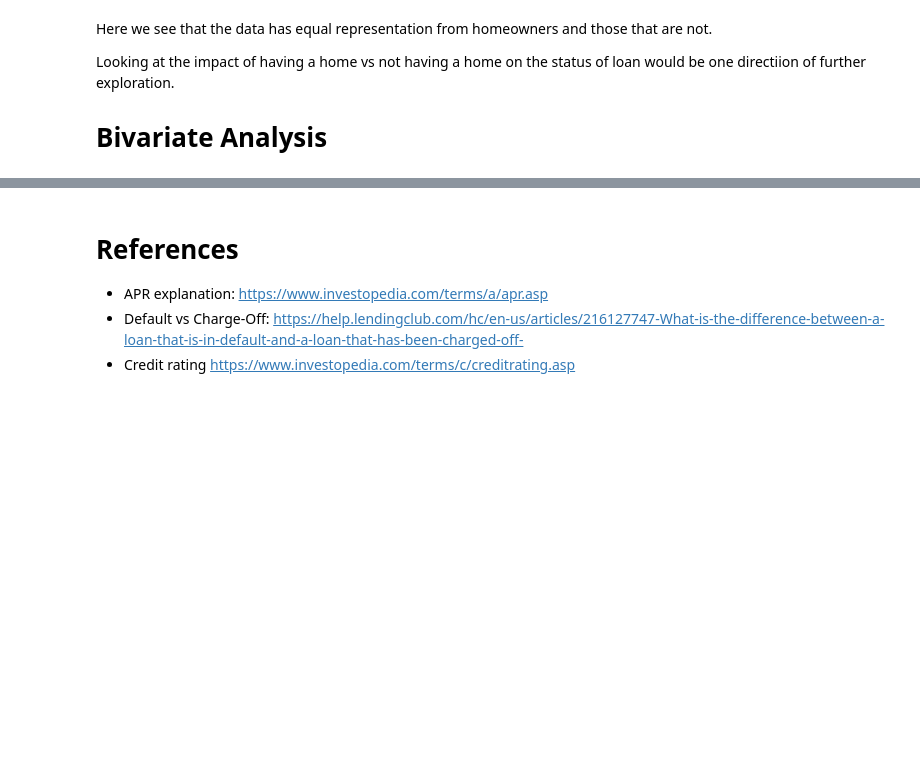
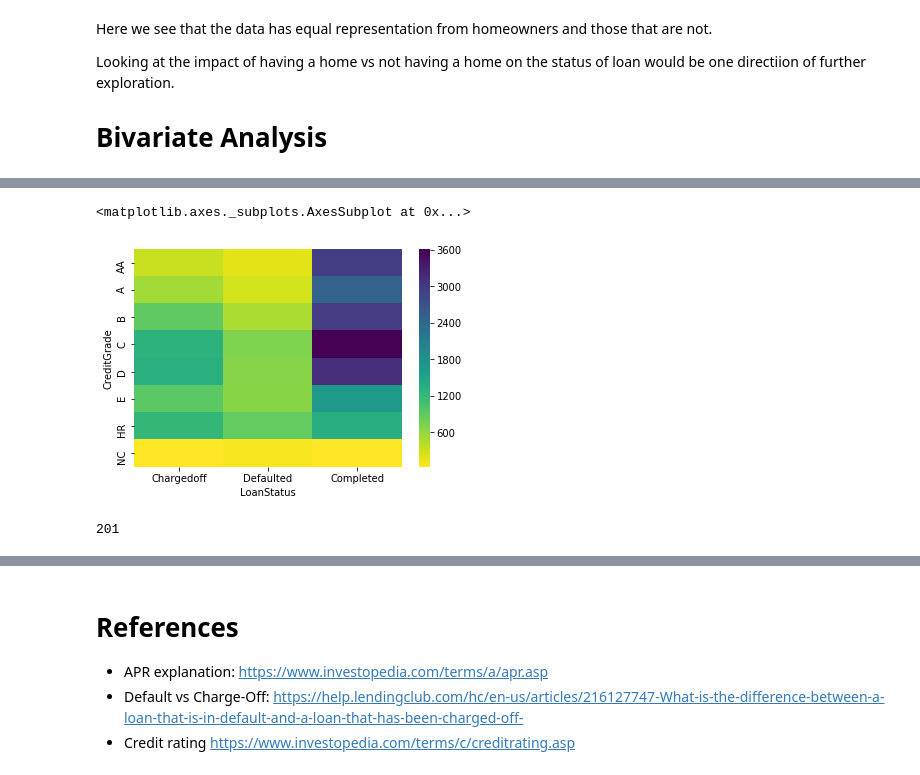
Before and after one commit to rashokanand/explore_prosper_loan_data, a Jupyter notebook: exploration_notebook.ipynb, the cells around one changed output, grey strips where cells are left out. Cells and saved outputs as stored; diff of their text form; code cells hidden in the pictures; blank space fills up the shorter version.

```diff
--- a/exploration_notebook.ipynb
+++ b/exploration_notebook.ipynb
@@ -327,0 +345,16 @@ Looking at the impact of having a home vs not having a home on the status of loa
+# %%
+# Only selecting loan status values that we are interested in
+c = prosper_clean_df[prosper_clean_df.LoanStatus.isin(['Completed','Defaulted','Chargedoff'])]
+
+# Grouping by columns and ordering the x axis groups in the required order
+cat_order = ['AA','A','B','C','D','E','HR','NC']
+c = c.groupby(['LoanStatus','CreditGrade']).size().unstack('CreditGrade')[cat_order].T[['Chargedoff','Defaulted','Completed']]
+
+sb.heatmap(c,cmap = 'viridis_r')
+# %% [output]
+<matplotlib.axes._subplots.AxesSubplot at 0x...>
+[figure, added]
+# %%
+((prosper_clean_df.CreditGrade =='AA') & (prosper_clean_df.LoanStatus =='Defaulted')).sum()
+# %% [output]
+201
```
Also changed, not shown: parts of 4 cells of this notebook.
